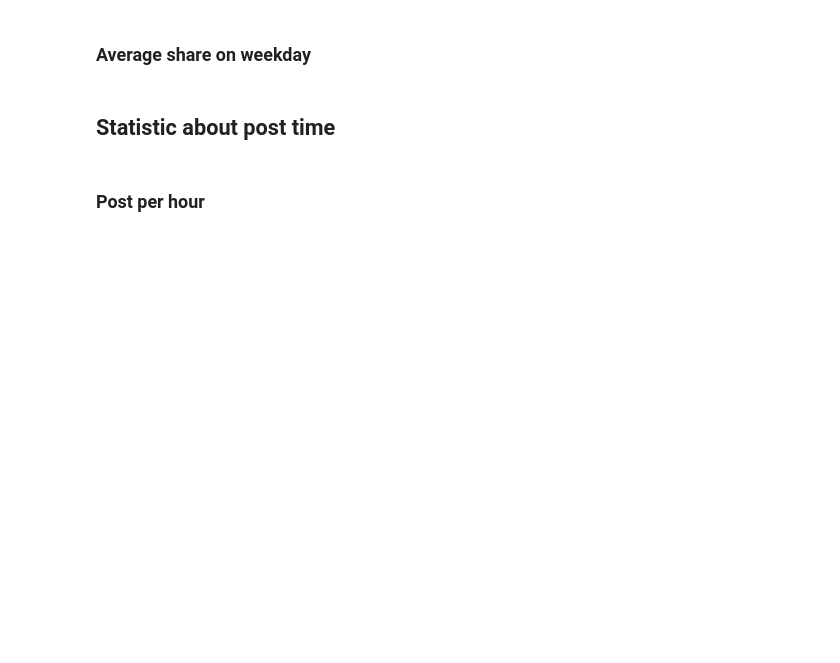
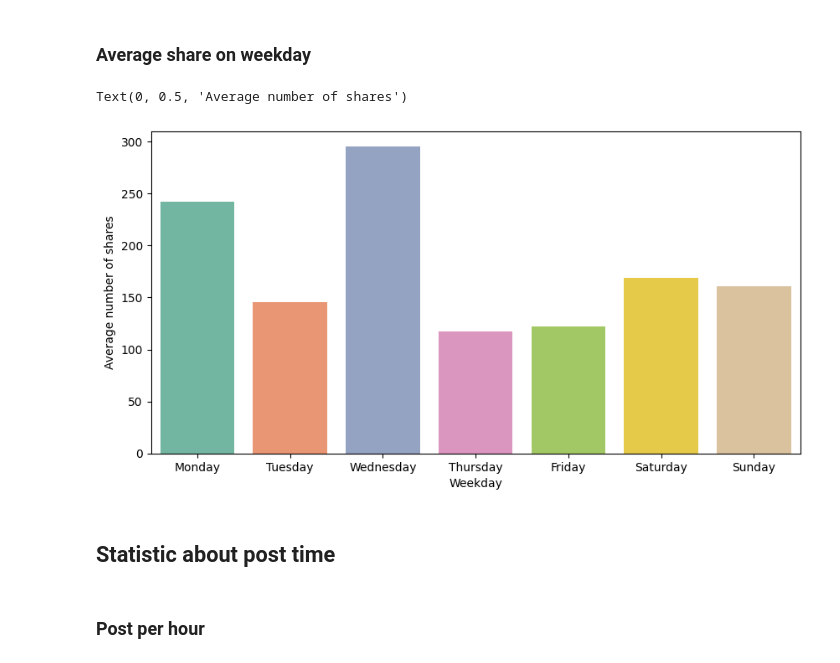
Before and after one commit to chirikatori/data-analyze-facebook, a Jupyter notebook: Analyzes.ipynb, the cells around one changed output. Drawn from its saved outputs; the diff is of its cells as text; code cells hidden in the pictures; blank space fills up the shorter version.

```diff
--- a/Analyzes.ipynb
+++ b/Analyzes.ipynb
@@ -82,5 +141,18 @@ KeyError: "['like'] not in index"
 # %% [markdown]
 ### Average share on weekday
+# %%
+avg_share_per_day = data.groupby('Weekday')['shares'].mean().sort_index()
+avg_share_per_day.rename(index=Weekdays, inplace=True)
+plt.figure(figsize=(10, 5))
+sns.barplot(x=avg_share_per_day.index,
+            y=avg_share_per_day.values,
+            hue=avg_share_per_day.index,
+            palette="Set2")
+plt.xlabel('Weekday')
+plt.ylabel('Average number of shares')
+# %% [output]
+Text(0, 0.5, 'Average number of shares')
+[figure, added]
 # %% [markdown]
 ## Statistic about post time
 # %% [markdown]
```
Also changed, not shown: parts of 21 cells of this notebook, 21 other files.
